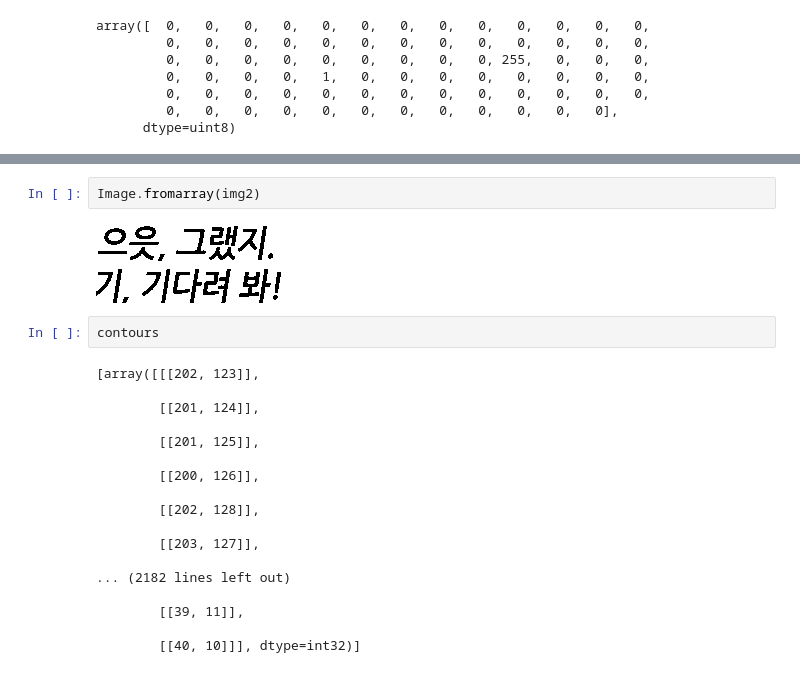
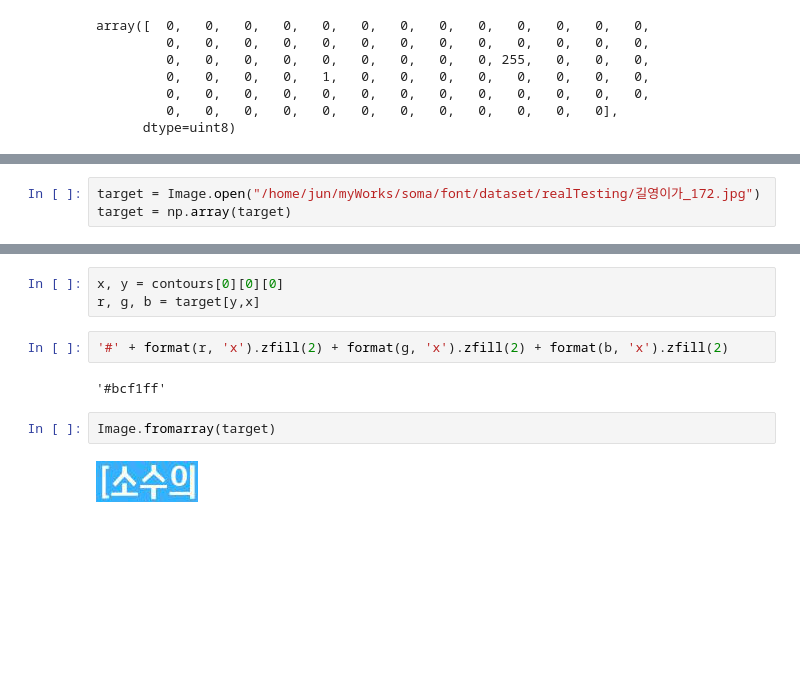
Before and after one commit to YMGYM/ocr_practice, a Jupyter notebook: image_edit.ipynb, the cells around one changed output, grey strips where cells are left out. Saved outputs shown, nothing was run; the diff lists cells and outputs as text; blank space fills up the shorter version.

```diff
--- a/image_edit.ipynb
+++ b/image_edit.ipynb
@@ -150,0 +183,3 @@ tmp.shape[0]
+# %%
+target = Image.open("/home/jun/myWorks/soma/font/dataset/realTesting/길영이가_172.jpg")
+target = np.array(target)
@@ -151,24 +196,11 @@ tmp.shape[0]
+# %%
+x, y = contours[0][0][0]
+r, g, b = target[y,x]
+# %%
+'#' + format(r, 'x').zfill(2) + format(g, 'x').zfill(2) + format(b, 'x').zfill(2)
+# %% [output]
+'#bcf1ff'
 # %%
-Image.fromarray(img2)
+Image.fromarray(target)
 # %% [output]
-[figure, old version]
+[figure, new version]
-# %%
-contours
-# %% [output]
-[array([[[202, 123]],
-
-        [[201, 124]],
-
-        [[201, 125]],
-
-        [[200, 126]],
-
-        [[202, 128]],
-
-        [[203, 127]],
-
-... (2182 lines left out)
-
-        [[39, 11]],
-
-        [[40, 10]]], dtype=int32)]
```
Also changed, not shown: parts of 8 cells of this notebook.
